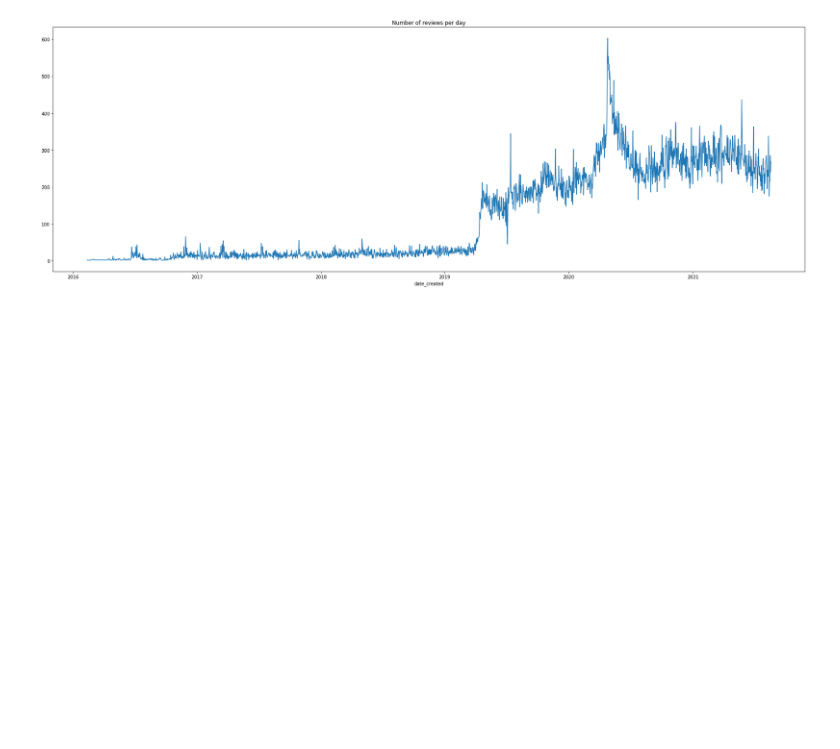
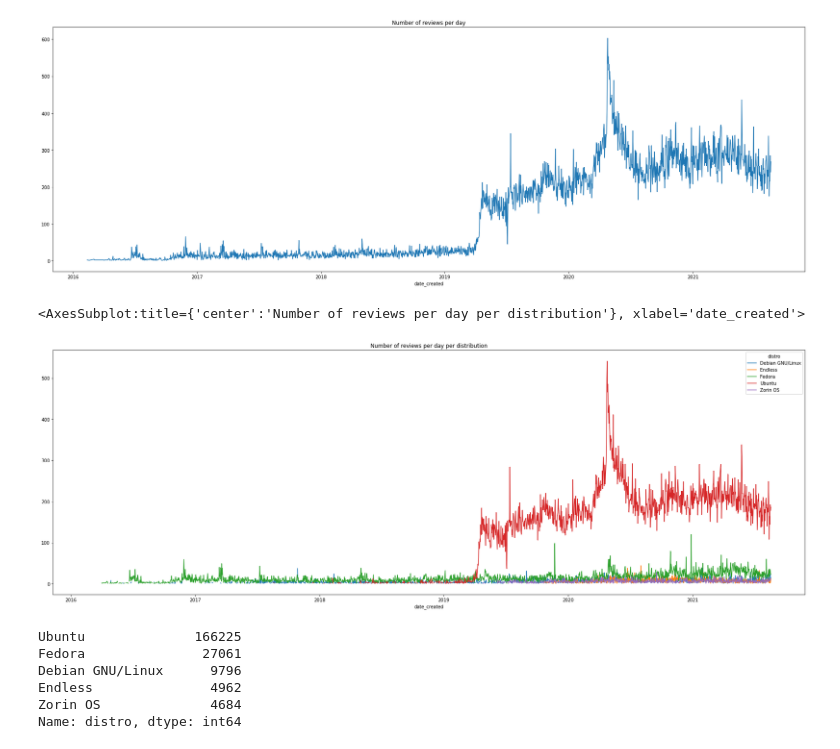
Before and after one commit to razzeee/app-reviews, a Jupyter notebook: stats.ipynb, the cells around one changed output. Cells and saved outputs as stored; diff of their text form; code cells hidden in the pictures; blank space fills up the shorter version.

Commit message:
Show distributions

```diff
--- a/stats.ipynb
+++ b/stats.ipynb
@@ -86,13 +100,13 @@ df[df["total"]>20].dropna().nlargest(20,"confidence")[["star_average", "confiden
 # %% [markdown]
 Which distros are these reviews coming from?
 # %%
-prob = reviewsDf["distro"].value_counts()
+prob_distro = reviewsDf["distro"].value_counts()
 
-mask = prob > 500
-tail_prob = prob.loc[~mask].sum()
-prob = prob.loc[mask]
-prob['other'] = tail_prob
-prob.sort_values().plot(kind='barh', figsize=(10, 10), title="Distribution of reviews per distribution")
+mask = prob_distro > 500
+tail_prob_distro = prob_distro.loc[~mask].sum()
+prob_distro = prob_distro.loc[mask]
+prob_distro['other'] = tail_prob_distro
+prob_distro.sort_values().plot(kind='barh', figsize=(10, 10), title="Distribution of reviews per distribution")
 # %% [output]
 <AxesSubplot:title={'center':'Distribution of reviews per distribution'}>
 [figure]
@@ -116,3 +130,18 @@ reviewsDf.groupby(reviewsDf['date_created'].dt.date)["date_created"].count().plo
 # %% [output]
 <AxesSubplot:title={'center':'Number of reviews per day'}, xlabel='date_created'>
 [figure]
+# %%
+pivot_table = reviewsDf.groupby([reviewsDf["date_created"].dt.date,"distro"])["date_created"].count().unstack()
+pivot_table.loc[:,pivot_table.columns.isin(prob_distro.index.map(lambda x: x).tolist()[:5])].plot(kind='line', figsize=(30, 10), title="Number of reviews per day per distribution")
+# %% [output]
+<AxesSubplot:title={'center':'Number of reviews per day per distribution'}, xlabel='date_created'>
+[figure, added]
+# %%
+prob_distro.head(5)
+# %% [output]
+Ubuntu              166225
+Fedora               27061
+Debian GNU/Linux      9796
+Endless               4962
+Zorin OS              4684
+Name: distro, dtype: int64
```
Also changed, not shown: parts of 2 cells of this notebook.
